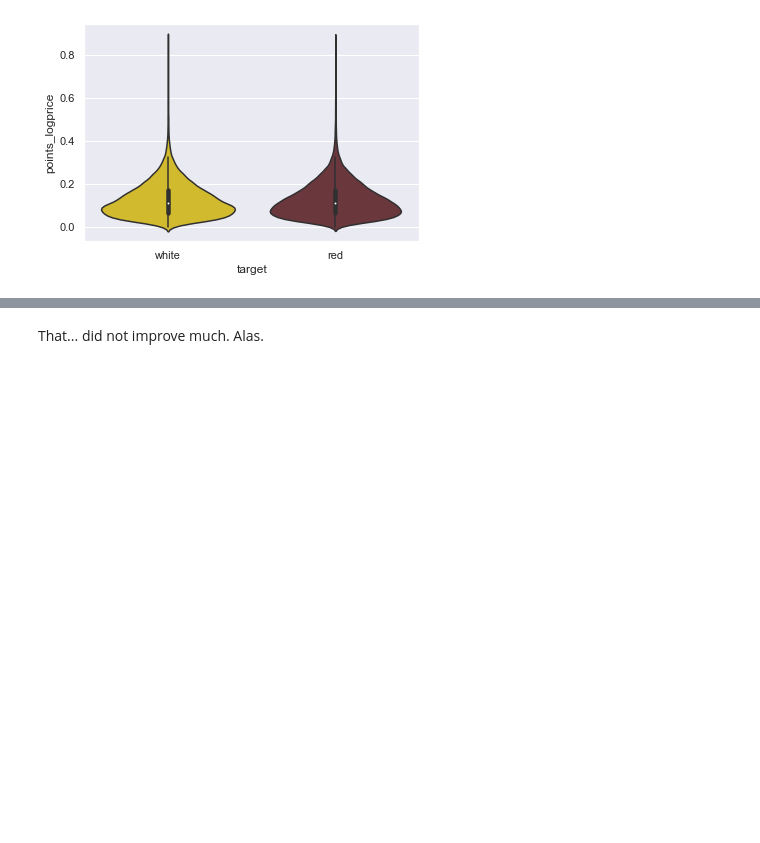
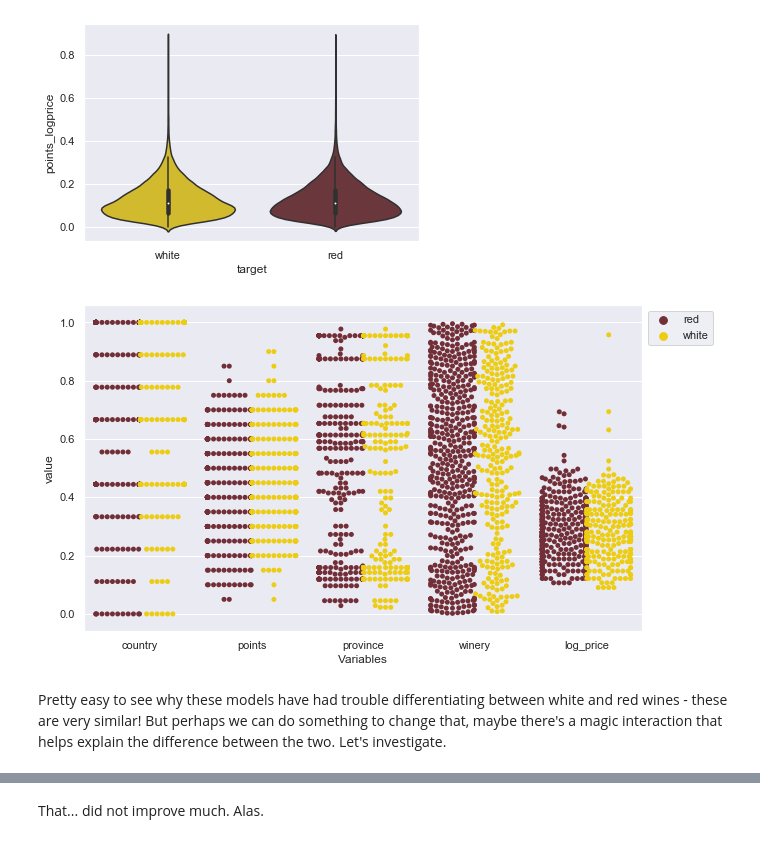
Before and after one commit to harrisonhardin/Mod5Project, a Jupyter notebook: Lindsey_FinalModel.ipynb, the cells around one changed output, grey strips where cells are left out. Drawn from its saved outputs; the diff is of its cells as text; code cells hidden in the pictures; blank space fills up the shorter version.

Commit message:
Finalized the interaction model and added some visualizations

```diff
--- a/Lindsey_FinalModel.ipynb
+++ b/Lindsey_FinalModel.ipynb
@@ -543,6 +543,29 @@ sns.violinplot(x='target', y='points_logprice', data=viz_data,
 # %% [output]
 <matplotlib.axes._subplots.AxesSubplot at 0x...>
 [figure]
+# %%
+# One last visualization, inspired by https://elitedatascience.com/python-seaborn-tutorial
+# Dropping our one interaction term - we'll get back to those in a second
+viz_data.drop(columns="points_logprice", inplace=True)
+
+# Going to take a sample of viz_data, since 100,000 data points is a lot
+viz_sample = viz_data.sample(n=1000)
+
+# Melting the dataframe to put the visuals together
+melted_data = pd.melt(viz_sample,
+                      id_vars=["target"],  # Variables to keep
+                      var_name="Variables")  # Name of melted variable
+# %%
+# Plotting a swarmplot of all 5 of our main variables
+plt.figure(figsize=(10,6))
+sns.swarmplot(x='Variables', y='value', data=melted_data, dodge=True,
+              hue='target', palette=["#722f37", "#ECCD13"])
+plt.legend(bbox_to_anchor=(1, 1), loc=2)
+plt.show()
+# %% [output]
+[figure, added]
+# %% [markdown]
+Pretty easy to see why these models have had trouble differentiating between white and red wines - these are very similar! But perhaps we can do something to change that, maybe there's a magic interaction that helps explain the difference between the two. Let's investigate.
 # %%
 # Mmkay, let's really work through our data and find useful interaction terms
 # This code was inspired by a lab done in learn.co
```
Also changed, not shown: parts of 6 cells of this notebook.
